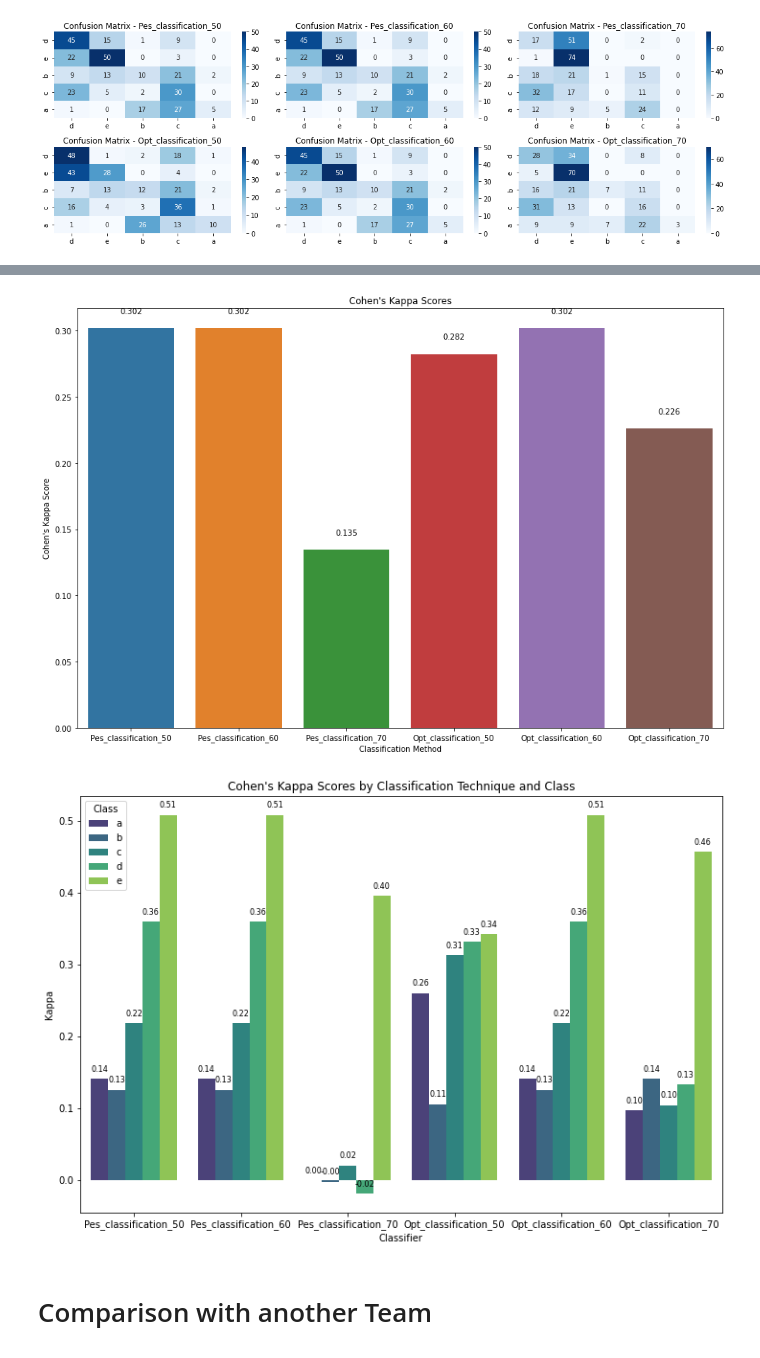
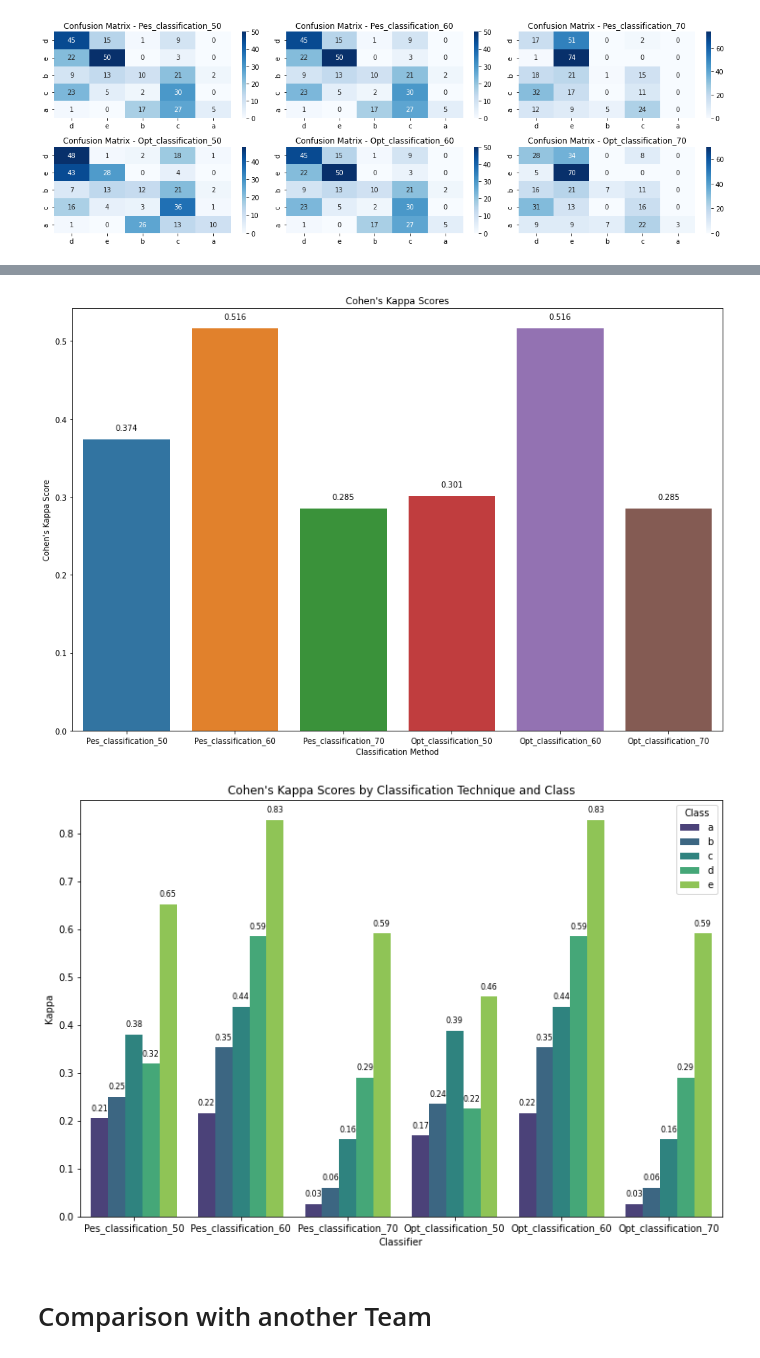
Before and after one commit to ahmadabusaiid/dm-nutri-score-project, a Jupyter notebook: 5.MajoritySorting-7.Comparisson_with_other_group.ipynb, the cells around one changed output, grey strips where cells are left out. Cells and saved outputs as stored; diff of their text form; code cells hidden in the pictures.

```diff
--- a/5.MajoritySorting-7.Comparisson_with_other_group.ipynb
+++ b/5.MajoritySorting-7.Comparisson_with_other_group.ipynb
@@ -345,7 +439,7 @@ class_columns = ['nutriscore_grade', 'Pes_classification_50', 'Pes_classificatio
 # Confusion matrix analysis
 confusion_matrices = {}
 for col in class_columns[1:]:
-    cm = confusion_matrix(result['nutriscore_grade'], result[col], labels=result['nutriscore_grade'].unique())
+    cm = confusion_matrix(result_given_weights['nutriscore_grade'], result_given_weights[col], labels=result_given_weights['nutriscore_grade'].unique())
     confusion_matrices[col] = cm
 
 # Visualizations
@@ -355,8 +449,8 @@ plt.figure(figsize=(15, 5))
 plt.subplot(1, 3, 3)
 for idx, (col, cm) in enumerate(confusion_matrices.items(), start=1):
     plt.subplot(2, 3, idx)
-    sns.heatmap(cm, annot=True, fmt='d', cmap='Blues', xticklabels=result['nutriscore_grade'].unique(),
-                yticklabels=result['nutriscore_grade'].unique())
+    sns.heatmap(cm, annot=True, fmt='d', cmap='Blues', xticklabels=result_given_weights['nutriscore_grade'].unique(),
+                yticklabels=result_given_weights['nutriscore_grade'].unique())
     plt.title(f'Confusion Matrix - {col}')
 
 plt.tight_layout()
@@ -390,0 +515,32 @@ plt.show()
+# %%
+# Assuming you have a DataFrame named 'result' with relevant columns
+# Columns: ['nutriscore_grade', 'Pes_classification_50', 'Pes_classification_60', 'Pes_classification_70', 'Opt_classification_50', 'Opt_classification_60', 'Opt_classification_70']
+# List of classification techniques
+classifiers = ['Pes_classification_50', 'Pes_classification_60', 'Pes_classification_70', 'Opt_classification_50', 'Opt_classification_60', 'Opt_classification_70']
+
+# Initialize an empty dictionary to store Kappa scores
+kappa_scores = {'Classifier': [], 'Class': [], 'Kappa': []}
+
+# Iterate over classifiers and calculate Kappa for each class
+for classifier in classifiers:
+    for nutriscore_class in sorted('abcde'):  # Sort classes alphabetically
+        actual = result_given_weights['nutriscore_grade'] == nutriscore_class
+        predicted = result_given_weights[classifier] == nutriscore_class
+        kappa = cohen_kappa_score(actual, predicted)
+        kappa_scores['Classifier'].append(classifier)
+        kappa_scores['Class'].append(nutriscore_class)
+        kappa_scores['Kappa'].append(kappa)
+
+# Create a DataFrame from the dictionary
+kappa_df = pd.DataFrame(kappa_scores)
+
+# Plot using seaborn
+plt.figure(figsize=(12, 8))
+plot = sns.barplot(x='Classifier', y='Kappa', hue='Class', data=kappa_df, palette='viridis')
+plt.title("Cohen's Kappa Scores by Classification Technique and Class")
+
+# Add labels to the bars
+for p in plot.patches:
+    plot.annotate(f'{p.get_height():.2f}', (p.get_x() + p.get_width() / 2., p.get_height()), ha='center', va='center', xytext=(0, 10), textcoords='offset points', fontsize=8)
+
+plt.show()
@@ -397,7 +555,7 @@ class_columns = ['nutriscore_grade', 'Pes_classification_50', 'Pes_classificatio
 # Cohen's Kappa
 kappa_scores = {}
 for col in class_columns[1:]:
-    kappa = cohen_kappa_score(result['nutriscore_grade'], result[col])
+    kappa = cohen_kappa_score(proposed_model_results['nutriscore_grade'], proposed_model_results[col])
     kappa_scores[col] = kappa
 
 # Plot with numeric values
@@ -413,41 +571,41 @@ plt.xlabel('Classification Method')
 plt.ylabel("Cohen's Kappa Score")
 plt.show()
 # %% [output]
-[figure, old version]
+[figure, new version]
 # %%
 # Assuming you have a DataFrame named 'result' with relevant columns
 # Columns: ['nutriscore_grade', 'Pes_classification_50', 'Pes_classification_60', 'Pes_classification_70', 'Opt_classification_50', 'Opt_classification_60', 'Opt_classification_70']
 # List of classification techniques
 classifiers = ['Pes_classification_50', 'Pes_classification_60', 'Pes_classification_70', 'Opt_classification_50', 'Opt_classification_60', 'Opt_classification_70']
 
 # Initialize an empty dictionary to store Kappa scores
 kappa_scores = {'Classifier': [], 'Class': [], 'Kappa': []}
 
 # Iterate over classifiers and calculate Kappa for each class
 for classifier in classifiers:
     for nutriscore_class in sorted('abcde'):  # Sort classes alphabetically
-        actual = result['nutriscore_grade'] == nutriscore_class
-        predicted = result[classifier] == nutriscore_class
+        actual = proposed_model_results['nutriscore_grade'] == nutriscore_class
+        predicted = proposed_model_results[classifier] == nutriscore_class
         kappa = cohen_kappa_score(actual, predicted)
         kappa_scores['Classifier'].append(classifier)
         kappa_scores['Class'].append(nutriscore_class)
         kappa_scores['Kappa'].append(kappa)
 
 # Create a DataFrame from the dictionary
 kappa_df = pd.DataFrame(kappa_scores)
 
 # Plot using seaborn
 plt.figure(figsize=(12, 8))
 plot = sns.barplot(x='Classifier', y='Kappa', hue='Class', data=kappa_df, palette='viridis')
 plt.title("Cohen's Kappa Scores by Classification Technique and Class")
 
 # Add labels to the bars
 for p in plot.patches:
     plot.annotate(f'{p.get_height():.2f}', (p.get_x() + p.get_width() / 2., p.get_height()), ha='center', va='center', xytext=(0, 10), textcoords='offset points', fontsize=8)
 
 plt.show()
 # %% [output]
-[figure, old version]
+[figure, new version]
 # %% [markdown]
 # Comparison with another Team
 # %%
```
Also changed, not shown: parts of 29 cells of this notebook, 1 other file.
